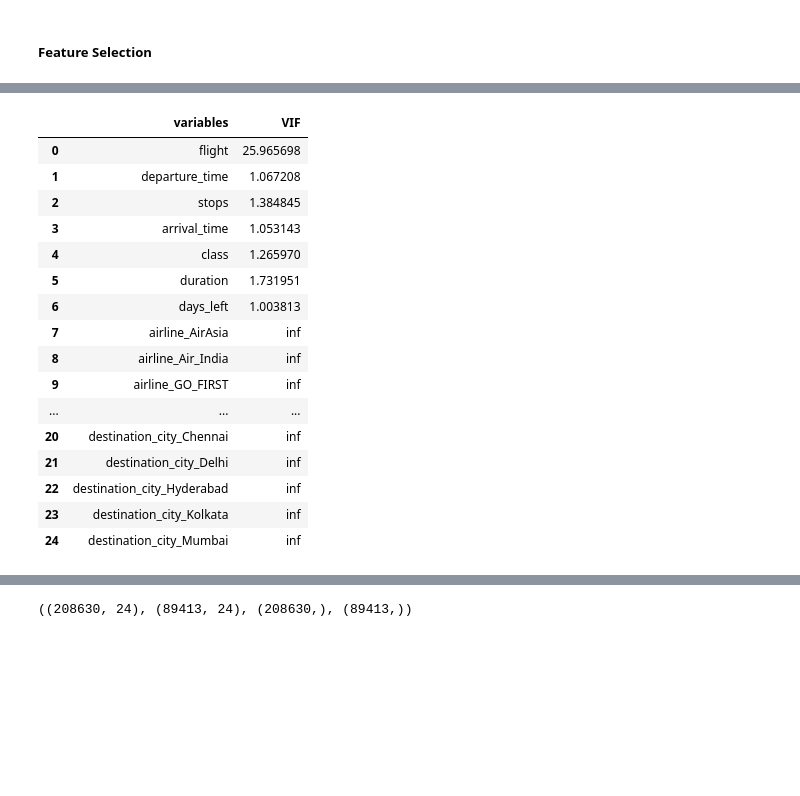
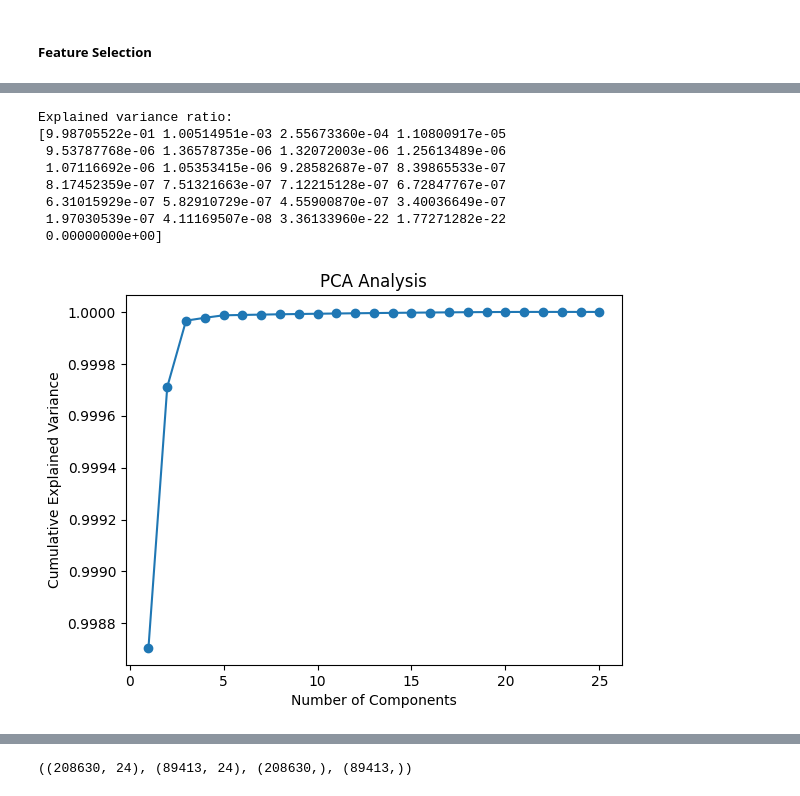
Before and after one commit to Aarzooj/CS343-Machine-Learning-Project, a Jupyter notebook: preprocessing_nandini.ipynb, the cells around one changed output, grey strips where cells are left out. Drawn from its saved outputs; the diff is of its cells as text; code cells hidden in the pictures; blank space fills up the shorter version.

```diff
--- a/preprocessing_nandini.ipynb
+++ b/preprocessing_nandini.ipynb
@@ -593,31 +593,28 @@ plt.show()
-# %%
-
-# Checking for Multicollinearity
-from statsmodels.stats.outliers_influence import variance_inflation_factor
-def calc_vif(z):
-    # Calculating Variable Inflation Factor (VIF)
-    vif = pd.DataFrame()
-    vif["variables"] = z.columns
-    vif["VIF"] = [variance_inflation_factor(z.values, i) for i in range(z.shape[1])]
-    return(vif)
-
-# Compute VIF on X
-calc_vif(X)
-# %% [output]
-|  | variables | VIF |
-| 0 | flight | 25.965698 |
-| 1 | departure_time | 1.067208 |
-| 2 | stops | 1.384845 |
-| 3 | arrival_time | 1.053143 |
-| 4 | class | 1.265970 |
-| 5 | duration | 1.731951 |
-| 6 | days_left | 1.003813 |
-| 7 | airline_AirAsia | inf |
-| 8 | airline_Air_India | inf |
-| 9 | airline_GO_FIRST | inf |
-| ... | ... | ... |
-| 20 | destination_city_Chennai | inf |
-| 21 | destination_city_Delhi | inf |
-| 22 | destination_city_Hyderabad | inf |
-| 23 | destination_city_Kolkata | inf |
-| 24 | destination_city_Mumbai | inf |
+# %%
+from sklearn.decomposition import PCA
+
+# Fit PCA on the features
+pca = PCA()
+pca.fit(X)
+
+# Examine the explained variance ratio for each component
+print("Explained variance ratio:")
+print(pca.explained_variance_ratio_)
+
+# Visualize cumulative variance explained
+import matplotlib.pyplot as plt
+plt.plot(range(1, len(pca.explained_variance_ratio_)+1), pca.explained_variance_ratio_.cumsum(), marker='o')
+plt.xlabel("Number of Components")
+plt.ylabel("Cumulative Explained Variance")
+plt.title("PCA Analysis")
+plt.show()
+# %% [output]
+Explained variance ratio:
+[9.98705522e-01 1.00514951e-03 2.55673360e-04 1.10800917e-05
+ 9.53787768e-06 1.36578735e-06 1.32072003e-06 1.25613489e-06
+ 1.07116692e-06 1.05353415e-06 9.28582687e-07 8.39865533e-07
+ 8.17452359e-07 7.51321663e-07 7.12215128e-07 6.72847767e-07
+ 6.31015929e-07 5.82910729e-07 4.55900870e-07 3.40036649e-07
+ 1.97030539e-07 4.11169507e-08 3.36133960e-22 1.77271282e-22
+ 0.00000000e+00]
+[figure, added]
```
Also changed, not shown: parts of 14 cells of this notebook.
